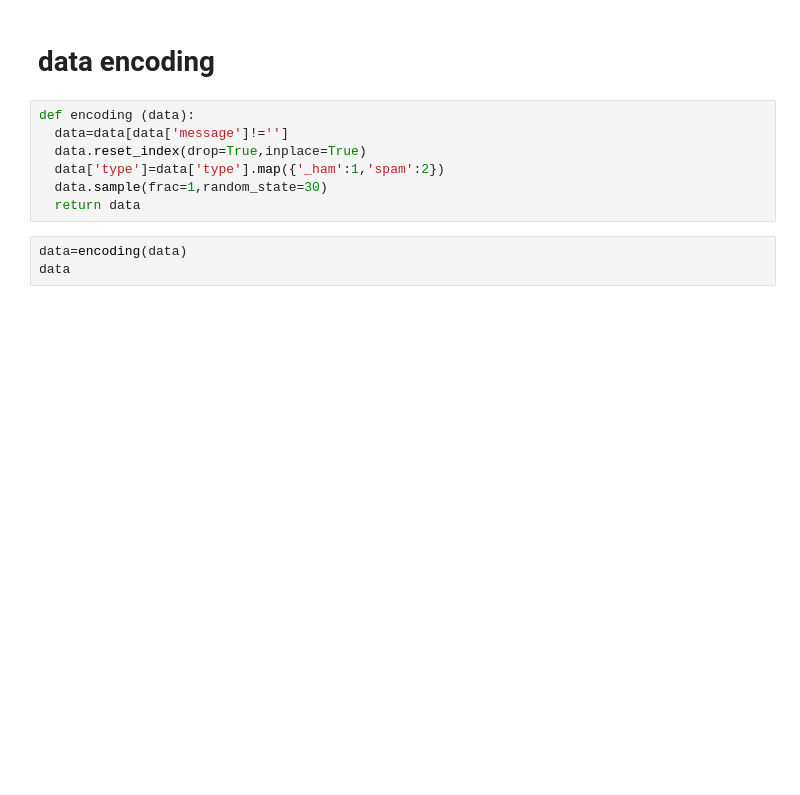
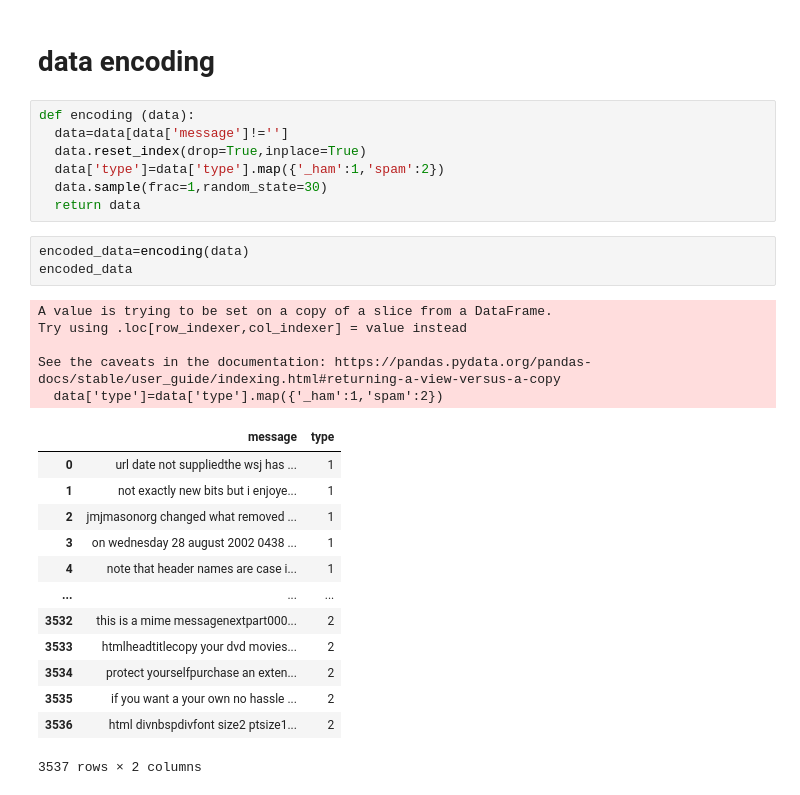
Before and after one commit to khiro45/text_classfication_nlp, a Jupyter notebook: text_classfication.ipynb, the cells around one changed output. Drawn from its saved outputs; the diff is of its cells as text; blank space fills up the shorter version.

```diff
--- a/text_classfication.ipynb
+++ b/text_classfication.ipynb
@@ -128,5 +146,24 @@ def encoding (data):
   data.sample(frac=1,random_state=30)
   return data
 # %%
-data=encoding(data)
-data
+encoded_data=encoding(data)
+encoded_data
+# %% [output]
+A value is trying to be set on a copy of a slice from a DataFrame.
+Try using .loc[row_indexer,col_indexer] = value instead
+
+See the caveats in the documentation: https://pandas.pydata.org/pandas-docs/stable/user_guide/indexing.html#returning-a-view-versus-a-copy
+  data['type']=data['type'].map({'_ham':1,'spam':2})
+|  | message | type |
+| 0 | url date not suppliedthe wsj has ... | 1 |
+| 1 | not exactly new bits but i enjoye... | 1 |
+| 2 | jmjmasonorg changed what removed ... | 1 |
+| 3 | on wednesday 28 august 2002 0438 ... | 1 |
+| 4 | note that header names are case i... | 1 |
+| ... | ... | ... |
+| 3532 | this is a mime messagenextpart000... | 2 |
+| 3533 | htmlheadtitlecopy your dvd movies... | 2 |
+| 3534 | protect yourselfpurchase an exten... | 2 |
+| 3535 | if you want a your own no hassle ... | 2 |
+| 3536 | html divnbspdivfont size2 ptsize1... | 2 |
+3537 rows × 2 columns
```
Also changed, not shown: parts of 6 cells of this notebook.
